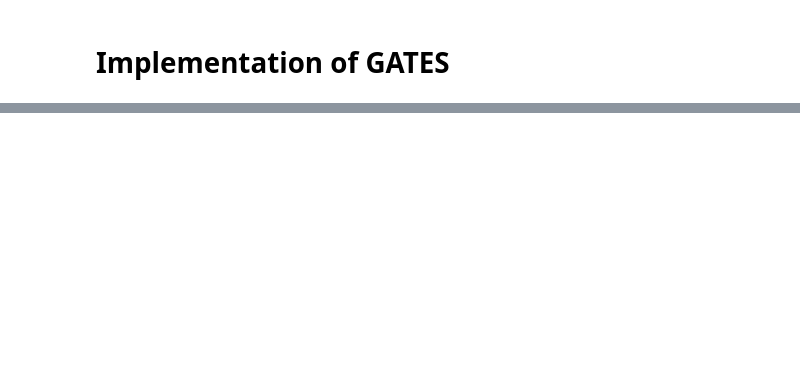
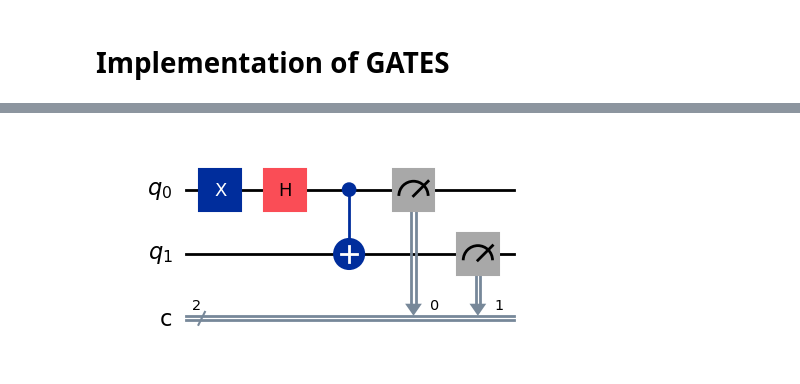
Before and after one commit to GitHarsh19/Qiskit, a Jupyter notebook: Qiskit.ipynb, the cells around one changed output, grey strips where cells are left out. Saved outputs shown, nothing was run; the diff lists cells and outputs as text; code cells hidden in the pictures; blank space fills up the shorter version.

```diff
--- a/Qiskit.ipynb
+++ b/Qiskit.ipynb
@@ -143,0 +226,4 @@ plot_histogram(counts_real)
+# %%
+circuit1.draw('mpl')
+# %% [output]
+[figure, added]
```
Also changed, not shown: parts of 18 cells of this notebook, 2 other files.
